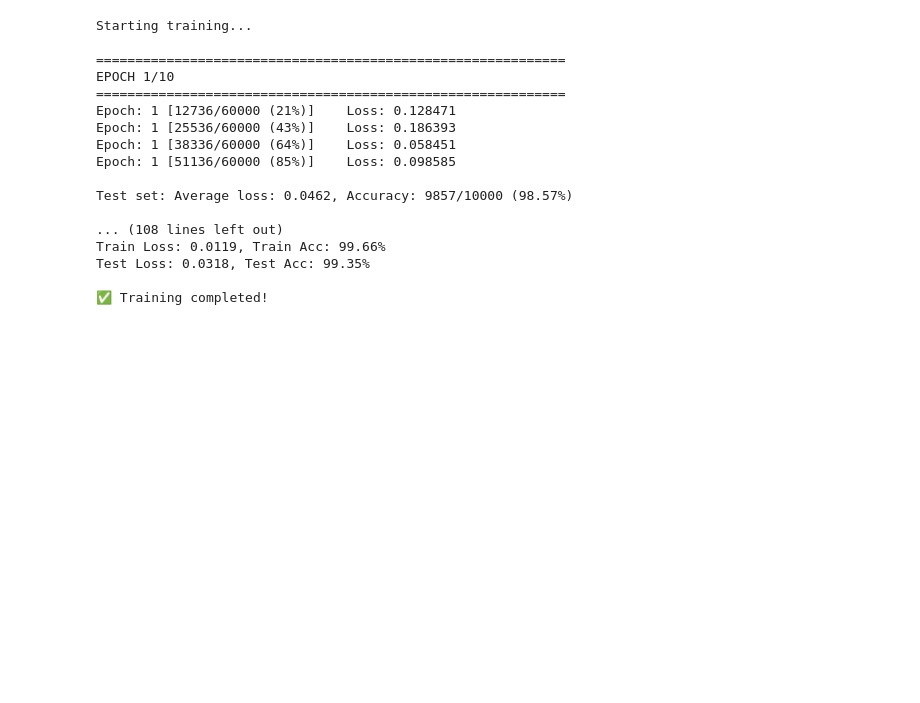
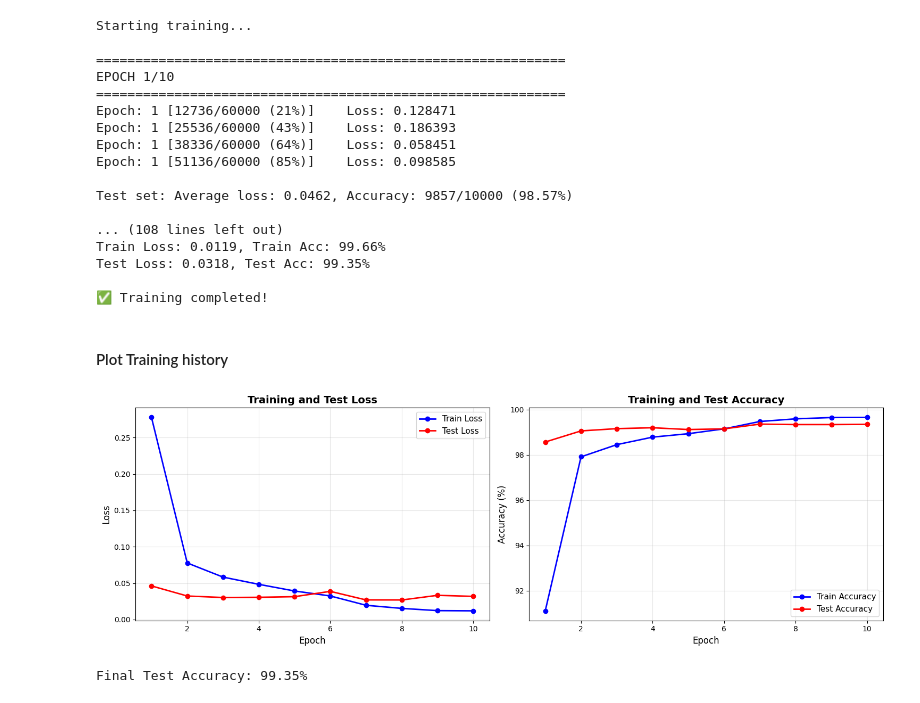
Before and after one commit to akkiyolo/pytorch, a Jupyter notebook: Handwritten_Digits_prediction.ipynb, the cells around one changed output. Cells and saved outputs as stored; diff of their text form; code cells hidden in the pictures; blank space fills up the shorter version.

```diff
--- a/Handwritten_Digits_prediction.ipynb
+++ b/Handwritten_Digits_prediction.ipynb
@@ -300,3 +300,33 @@ Train Loss: 0.0119, Train Acc: 99.66%
 Test Loss: 0.0318, Test Acc: 99.35%
 
 ✅ Training completed!
+# %% [markdown]
+#### Plot Training history
+# %%
+fig, (ax1, ax2) = plt.subplots(1, 2, figsize=(15, 5))
+
+# Plot Loss
+ax1.plot(range(1, num_epochs + 1), train_losses, 'bo-', label='Train Loss', linewidth=2)
+ax1.plot(range(1, num_epochs + 1), test_losses, 'ro-', label='Test Loss', linewidth=2)
+ax1.set_xlabel('Epoch', fontsize=12)
+ax1.set_ylabel('Loss', fontsize=12)
+ax1.set_title('Training and Test Loss', fontsize=14, fontweight='bold')
+ax1.legend(fontsize=11)
+ax1.grid(True, alpha=0.3)
+
+# Plot Accuracy
+ax2.plot(range(1, num_epochs + 1), train_accuracies, 'bo-', label='Train Accuracy', linewidth=2)
+ax2.plot(range(1, num_epochs + 1), test_accuracies, 'ro-', label='Test Accuracy', linewidth=2)
+ax2.set_xlabel('Epoch', fontsize=12)
+ax2.set_ylabel('Accuracy (%)', fontsize=12)
+ax2.set_title('Training and Test Accuracy', fontsize=14, fontweight='bold')
+ax2.legend(fontsize=11)
+ax2.grid(True, alpha=0.3)
+
+plt.tight_layout()
+plt.show()
+
+print(f"Final Test Accuracy: {test_accuracies[-1]:.2f}%")
+# %% [output]
+[figure, added]
+Final Test Accuracy: 99.35%
```
